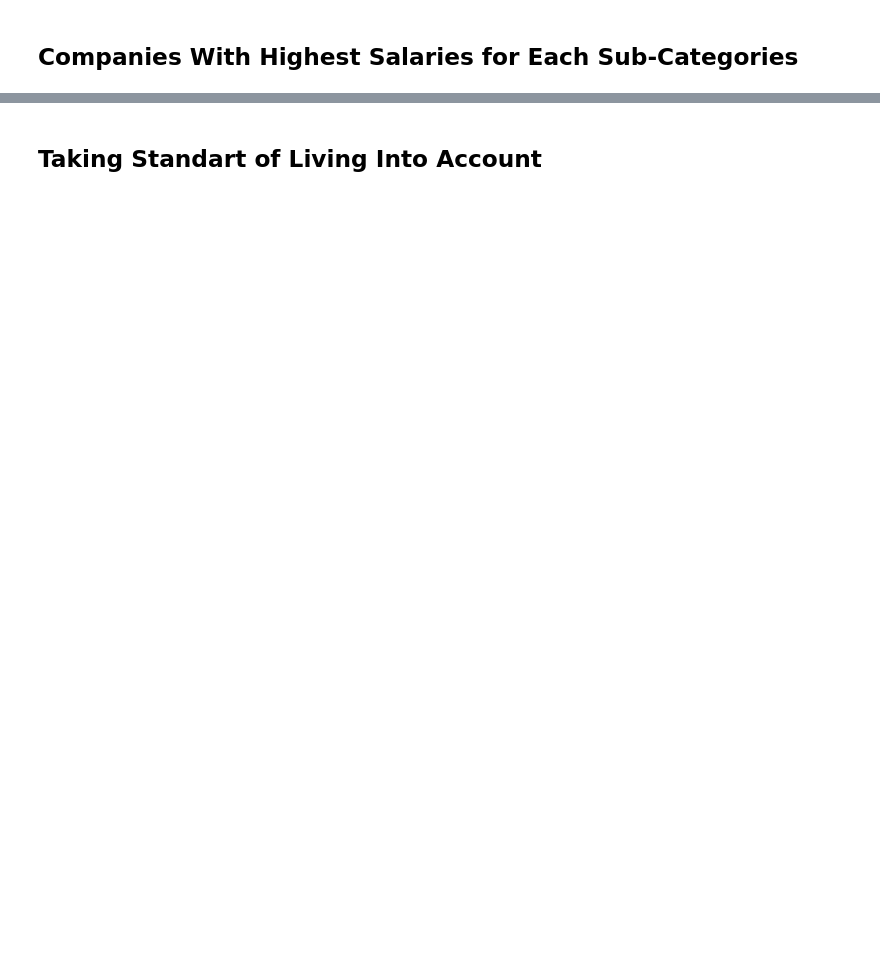
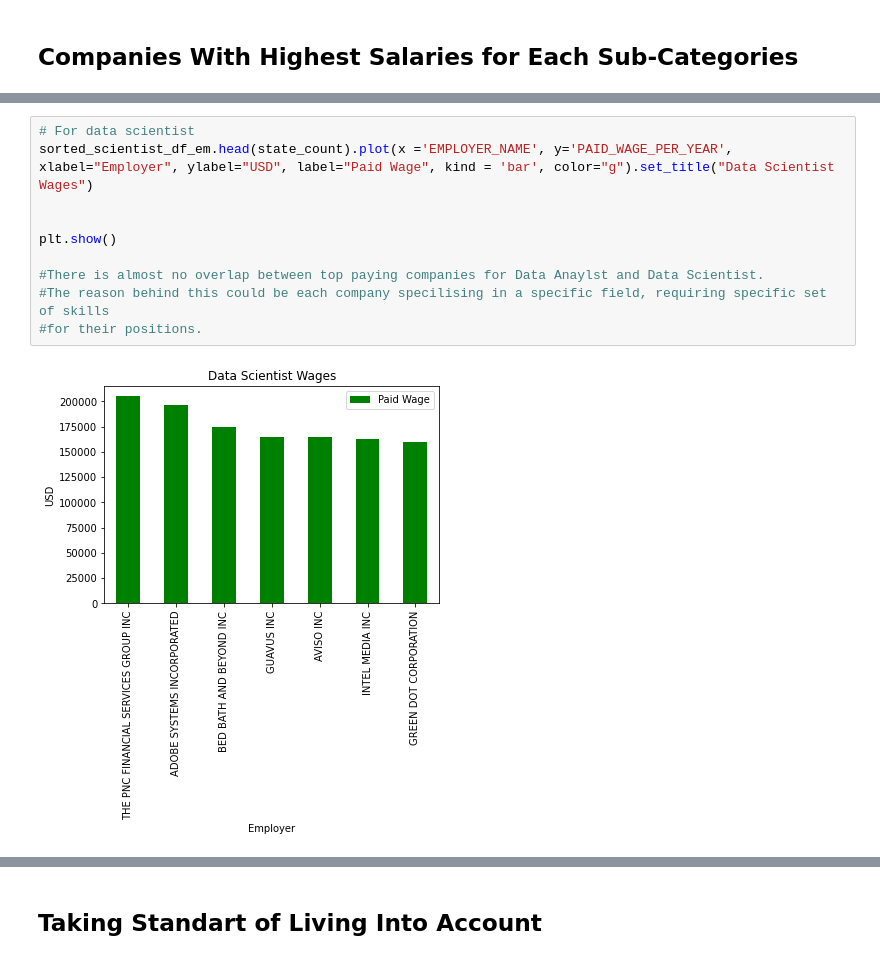
Before and after one commit to vu13/DS311GroupProject, a Jupyter notebook: Question_2_what_states_have_the_highest_paying_data_related_salaries?.ipynb, the cells around one changed output, grey strips where cells are left out. Cells and saved outputs as stored; diff of their text form; blank space fills up the shorter version.

```diff
--- a/Question_2_what_states_have_the_highest_paying_data_related_salaries?.ipynb
+++ b/Question_2_what_states_have_the_highest_paying_data_related_salaries?.ipynb
@@ -163,3 +153,15 @@ plt.show()
+# %%
+# For data scientist
+sorted_scientist_df_em.head(state_count).plot(x ='EMPLOYER_NAME', y='PAID_WAGE_PER_YEAR', xlabel="Employer", ylabel="USD", label="Paid Wage", kind = 'bar', color="g").set_title("Data Scientist Wages")
+
+
+plt.show()
+
+#There is almost no overlap between top paying companies for Data Anaylst and Data Scientist.
+#The reason behind this could be each company specilising in a specific field, requiring specific set of skills
+#for their positions.
+# %% [output]
+[figure, added]
 # %%
 #Lastly, lets create a plot where we see the top paying companies for all data related jobs for perspective.
 all_data_sorted_em = data_salaries_df.groupby('EMPLOYER_NAME').mean().sort_values(by="PAID_WAGE_PER_YEAR"
```
Also changed, not shown: parts of 8 cells of this notebook.
